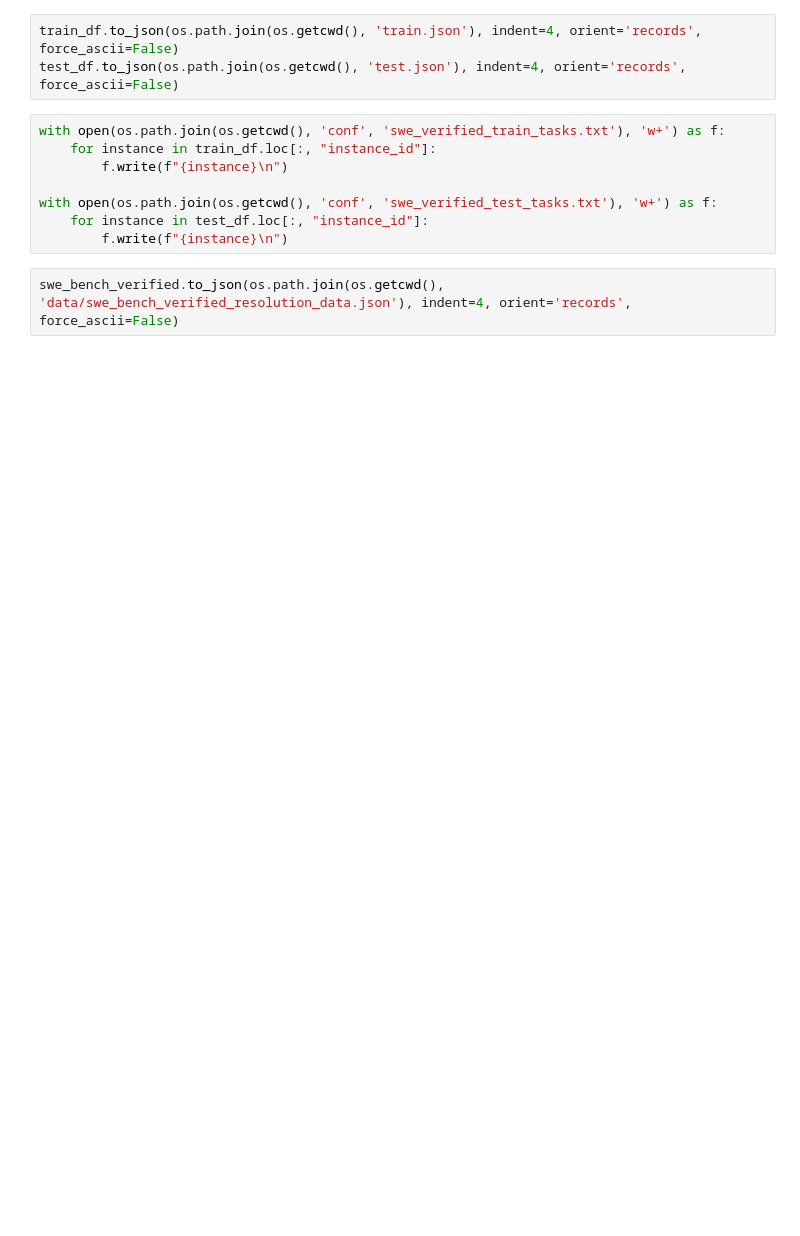
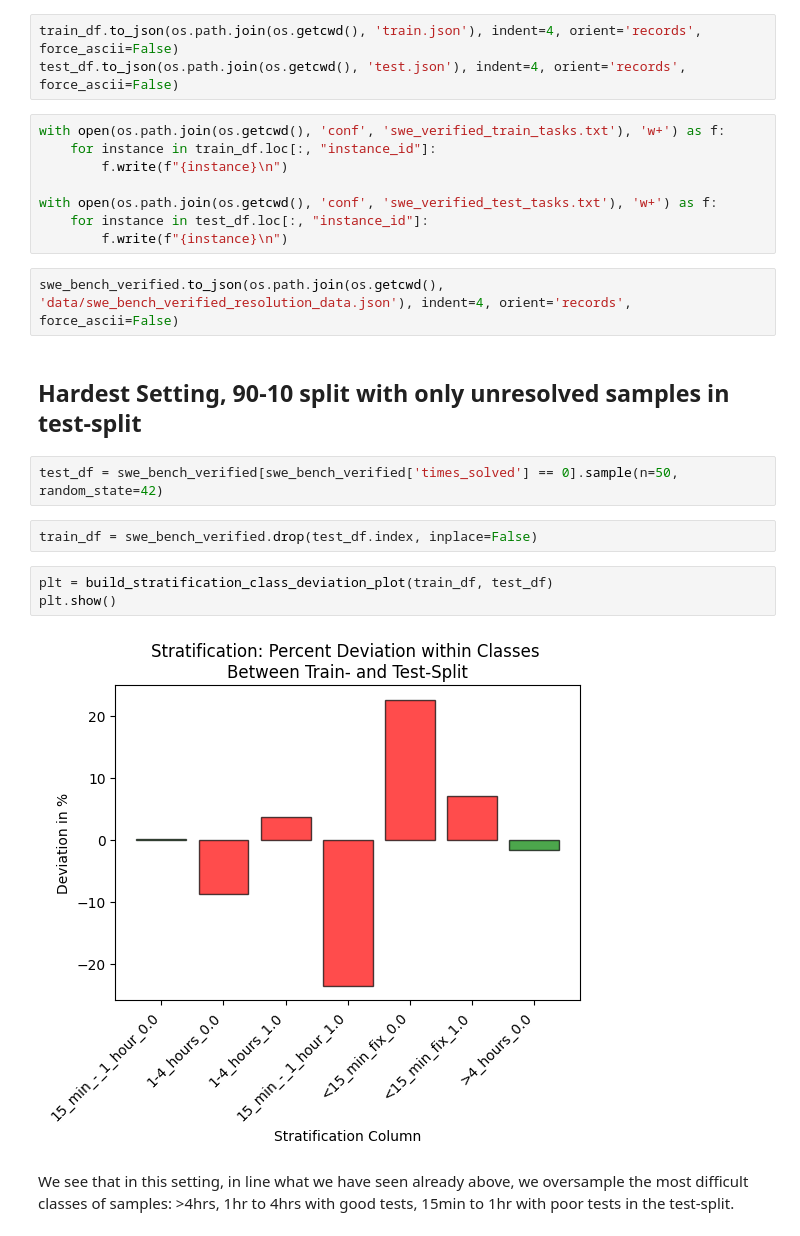
Before and after one commit to Liqs-v2/auto-code-rover, a Jupyter notebook: split_dataset.ipynb, the cells around one changed output. Cells and saved outputs as stored; diff of their text form; blank space fills up the shorter version.

```diff
--- a/split_dataset.ipynb
+++ b/split_dataset.ipynb
@@ -605,3 +645,16 @@ with open(os.path.join(os.getcwd(), 'conf', 'swe_verified_test_tasks.txt'), 'w+'
         f.write(f"{instance}\n")
 # %%
 swe_bench_verified.to_json(os.path.join(os.getcwd(), 'data/swe_bench_verified_resolution_data.json'), indent=4, orient='records', force_ascii=False)
+# %% [markdown]
+## Hardest Setting, 90-10 split with only unresolved samples in test-split
+# %%
+test_df = swe_bench_verified[swe_bench_verified['times_solved'] == 0].sample(n=50, random_state=42)
+# %%
+train_df = swe_bench_verified.drop(test_df.index, inplace=False)
+# %%
+plt = build_stratification_class_deviation_plot(train_df, test_df)
+plt.show()
+# %% [output]
+[figure, added]
+# %% [markdown]
+We see that in this setting, in line what we have seen already above, we oversample the most difficult classes of samples: >4hrs, 1hr to 4hrs with good tests, 15min to 1hr with poor tests in the test-split.
```
Also changed, not shown: parts of 9 cells of this notebook.
